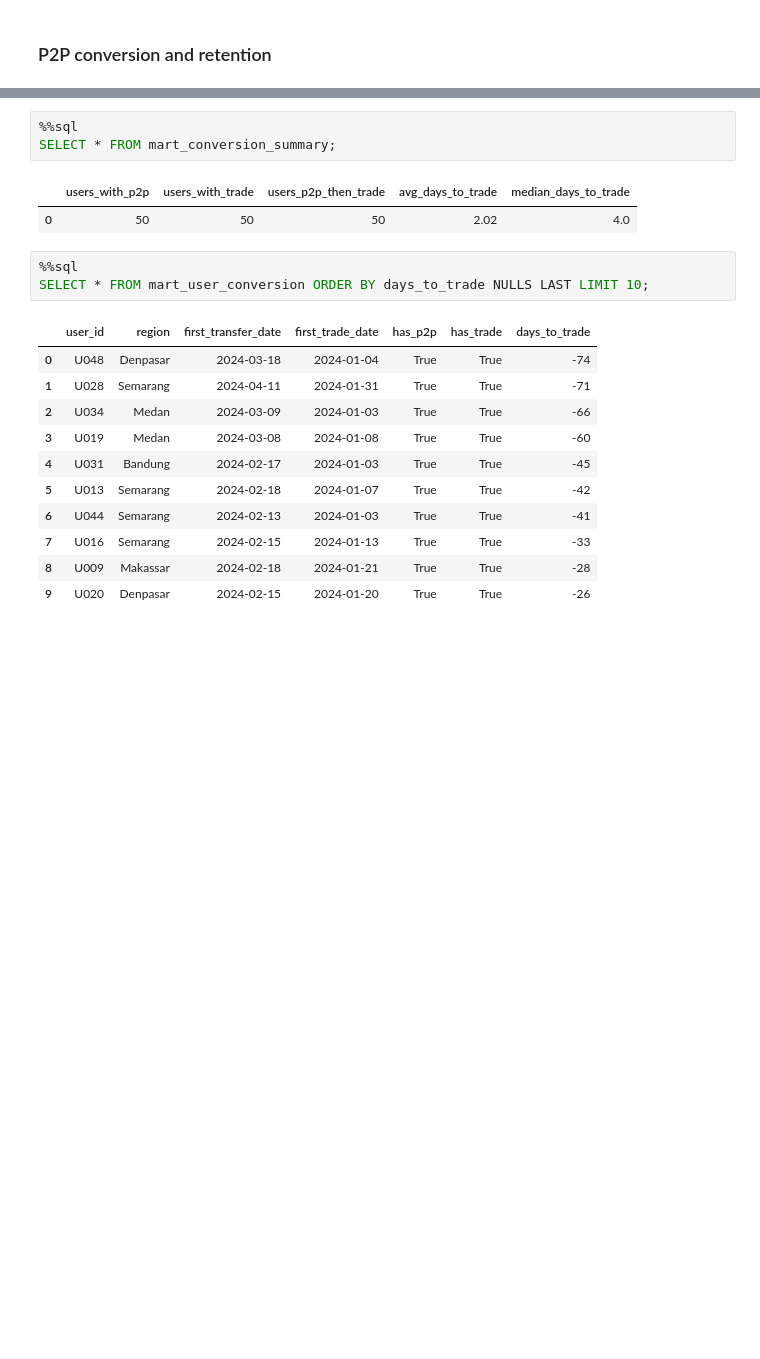
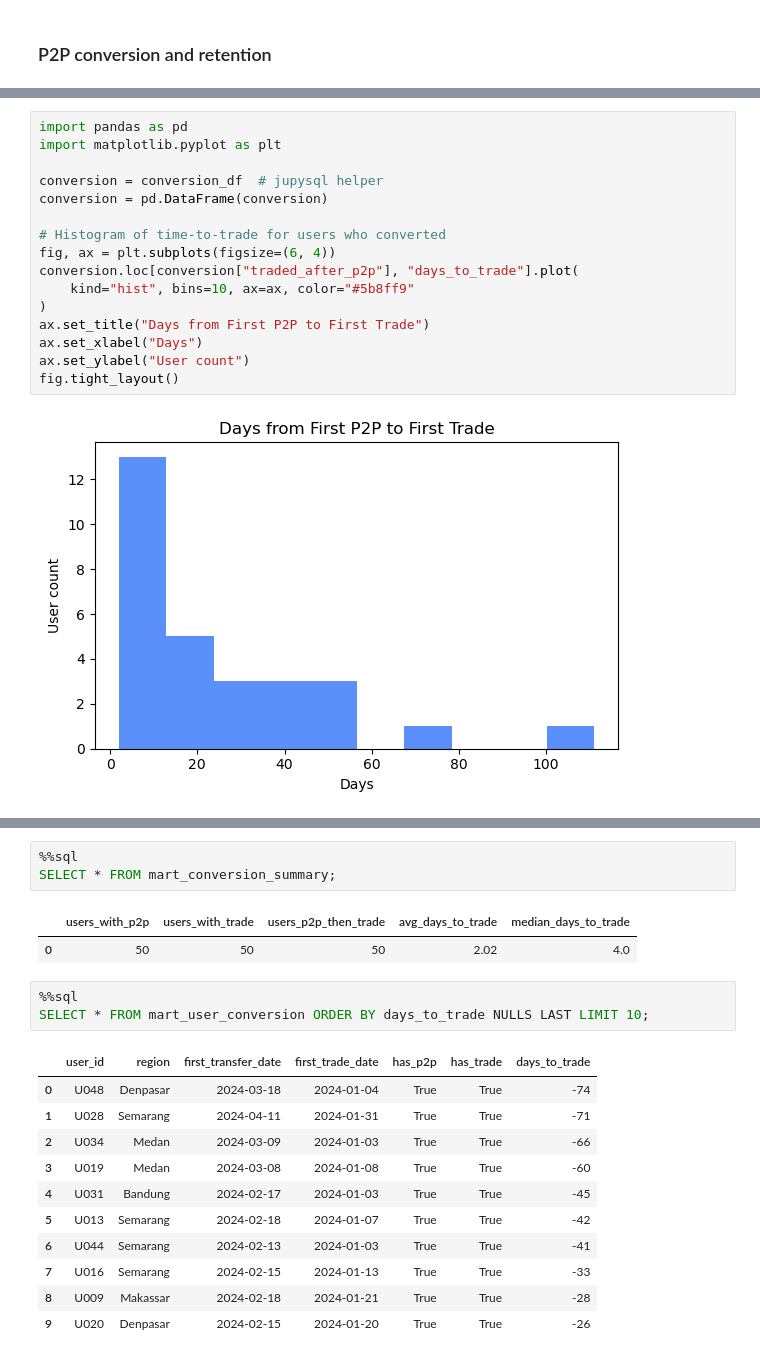
Before and after one commit to nivanrs/cryptocurrency_exchange, a Jupyter notebook: notebook/dev/process_dev.ipynb, the cells around one changed output, grey strips where cells are left out. Saved outputs shown, nothing was run; the diff lists cells and outputs as text; blank space fills up the shorter version.

```diff
--- a/notebook/dev/process_dev.ipynb
+++ b/notebook/dev/process_dev.ipynb
@@ -694,0 +827,18 @@ FROM mart_user_conversion;
+# %%
+import pandas as pd
+import matplotlib.pyplot as plt
+
+conversion = conversion_df  # jupysql helper
+conversion = pd.DataFrame(conversion)
+
+# Histogram of time-to-trade for users who converted
+fig, ax = plt.subplots(figsize=(6, 4))
+conversion.loc[conversion["traded_after_p2p"], "days_to_trade"].plot(
+    kind="hist", bins=10, ax=ax, color="#5b8ff9"
+)
+ax.set_title("Days from First P2P to First Trade")
+ax.set_xlabel("Days")
+ax.set_ylabel("User count")
+fig.tight_layout()
+# %% [output]
+[figure, added]
```
Also changed, not shown: parts of 27 cells of this notebook.
